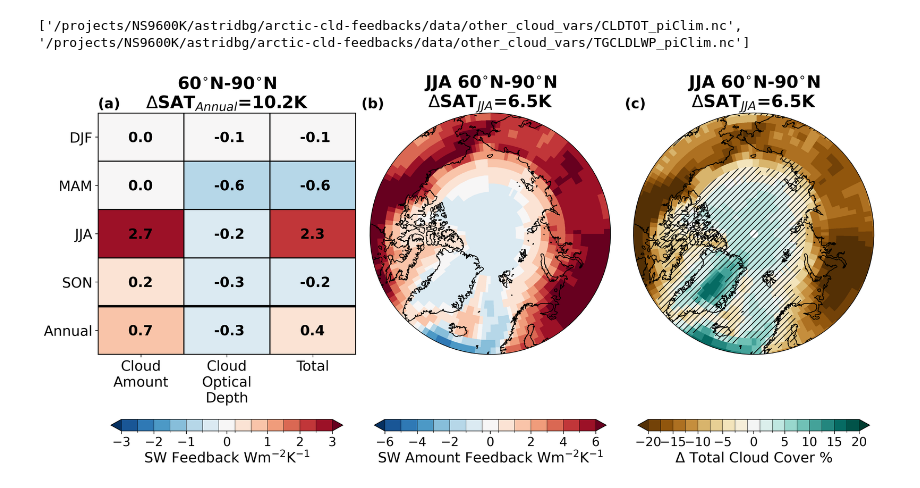
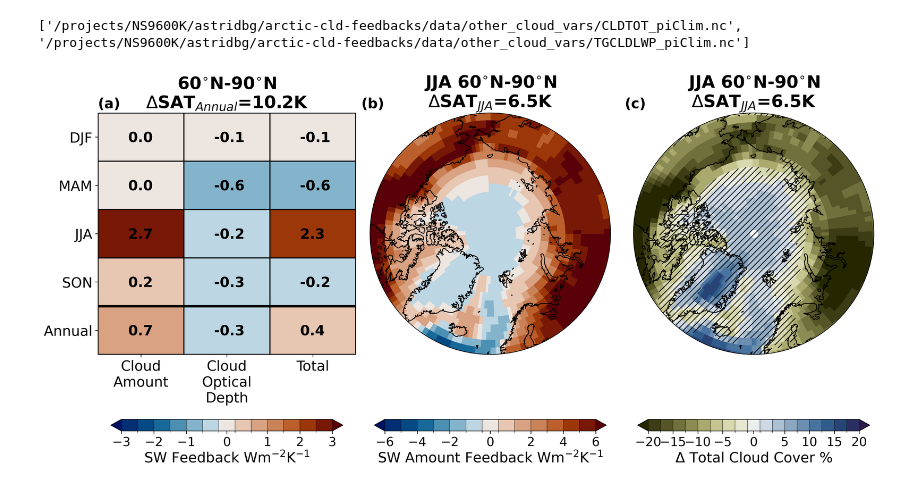
Before and after one commit to astridbg/arctic-cloud-feedbacks, a Jupyter notebook: Fig1_final.ipynb, the cells around one changed output. Saved outputs shown, nothing was run; the diff lists cells and outputs as text; code cells hidden in the pictures.

Commit message:
Finished draft plots 1 and 2 (changed color scheme to crameri)

```diff
--- a/Fig1_final.ipynb
+++ b/Fig1_final.ipynb
@@ -237,7 +238,7 @@ ax3 = fig.add_subplot(1, 3, 3, projection=ccrs.Orthographic(0, 90))
 
 # Row 1: spatially averaged feedback plots
 uneven_levels = [-3,-2.5,-2,-1.5,-1,-0.5,-0.1,0.1,0.5,1,1.5,2,2.5,3]
-cmap_rb = plt.get_cmap('RdBu_r')
+cmap_rb = cm.cm.vik
 colors = cmap_rb(np.linspace(0, 1, len(uneven_levels)+1))
 cmap, norm = mcolors.from_levels_and_colors(uneven_levels, colors,extend='both')
 
@@ -269,7 +270,7 @@ cb.ax.tick_params(labelsize=16)
 
 # Row 2: spatial distribution of cloud amount feedback
 uneven_levels = [-6,-5,-4,-3,-2,-1,-0.1,0.1,1,2,3,4,5,6]
-cmap_rb = plt.get_cmap('RdBu_r')
+cmap_rb = cm.cm.vik
 colors = cmap_rb(np.linspace(0, 1, len(uneven_levels)+1))
 cmap, norm = mcolors.from_levels_and_colors(uneven_levels, colors,extend='both')
 
@@ -291,34 +292,34 @@ cb.ax.tick_params(labelsize=16)
 
 # Row 3: spatial distribution of cloud cover change
 uneven_levels = [-20,-17.5,-15,-12.5,-10,-7.5,-5,-2.5,-0.1,0.1,2.5,5,7.5,10,12.5,15,17.5,20]
-cmap_rb = plt.get_cmap('BrBG')
+cmap_rb = cm.cm.broc_r
 colors = cmap_rb(np.linspace(0, 1, len(uneven_levels)+1))
 cmap, norm = mcolors.from_levels_and_colors(uneven_levels, colors,extend='both')
 
 for ax,co2_conc in zip([ax3], ['4xCO2']):
     functions.polarCentral_set_latlim([60,90], ax)
     data = cloud_t_avg['CLDTOT'].sel(time='JJA',co2_conc=co2_conc) - cloud_piClim_t_avg['CLDTOT'].sel(time='JJA') # Get cloud fraction change from pre-industrial climate
     data = data*100 # Convert cloud fraction to percentage
     map = data.plot.pcolormesh(ax=ax, transform=ccrs.PlateCarree(),
                                         cmap=cmap,norm=norm,
                                         add_colorbar=False)
     d_SAT_JJA = temp_Arctic['tas'].sel(time='JJA',co2_conc=co2_conc).values
     ax.set_title('JJA 60$^{\circ}$N-90$^{\circ}$N'+'\n$\Delta$SAT$_{JJA}$='+str(np.round(d_SAT_JJA,1))+'K', fontsize=22,fontweight='bold')
     ax.coastlines()
     hatch_density=3
     hatch_style='/'
-    insignificant_data = xr_add_cyclic_point(np.abs(data) < piClim_cloud_std['CLDTOT'].sel(season='JJA')*100)
+    insignificant_data = functions.xr_add_cyclic_point(np.abs(data) < piClim_cloud_std['CLDTOT'].sel(season='JJA')*100)
     hatch = ax.contourf(insignificant_data.lon, insignificant_data.lat, insignificant_data, transform=ccrs.PlateCarree(), colors='none', levels=[.5,1.5], hatches=[hatch_density*hatch_style, hatch_density*hatch_style])
 cb = fig.colorbar(map, ax=ax, location='bottom', ticks=[-20,-15,-10,-5,0,5,10,15,20], drawedges=True,shrink=0.9)
 
 cb.set_label(label='$\Delta$ Total Cloud Cover %',fontsize=18)
 cb.ax.tick_params(labelsize=16)
 
 # Label subplots
 for label, ax in axs.items():
     ax.set_title(label, loc='left', fontsize=18,fontweight='bold')
 
 fig.savefig('/nird/datapeak/NS9600K/astridbg/arctic-cld-feedbacks/arctic-cloud-feedbacks/article_figs/Fig1.png')
 fig.savefig('/nird/datapeak/NS9600K/astridbg/arctic-cld-feedbacks/arctic-cloud-feedbacks/article_figs/Fig1.pdf')
 # %% [output]
-[figure, old version]
+[figure, new version]
```
Also changed, not shown: parts of 1 cell of this notebook, 6 other files.
